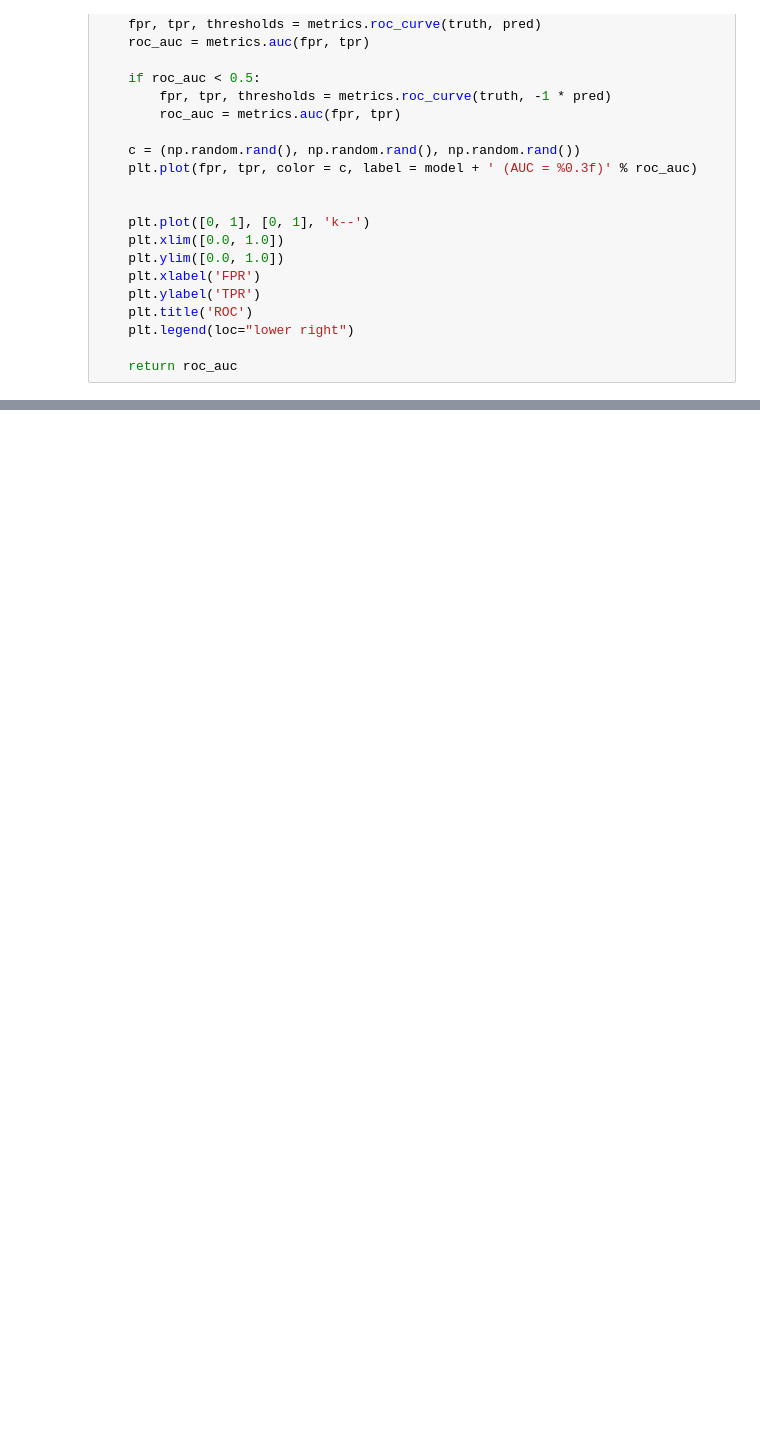
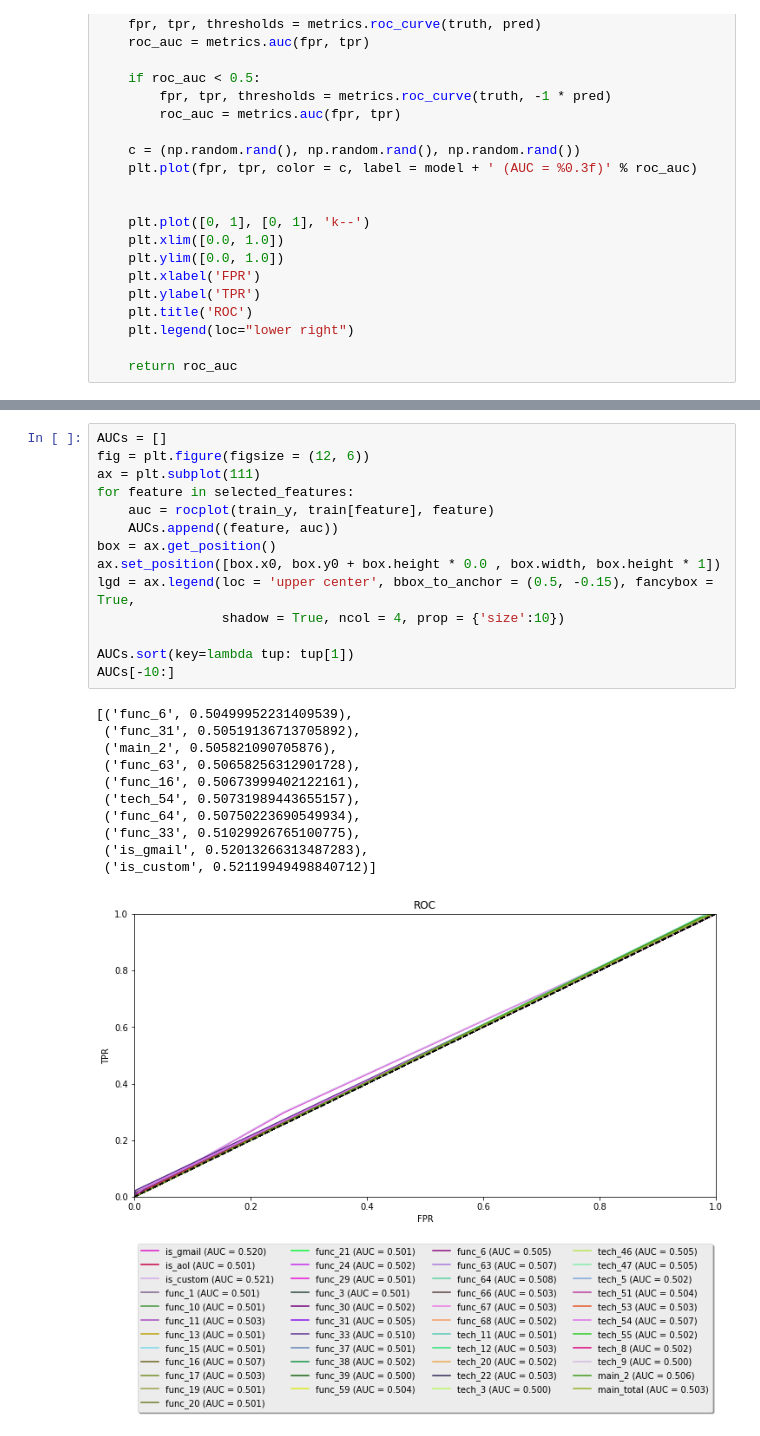
Before and after one commit to jls731/infrep17project, a Jupyter notebook: Feature Importance.ipynb, the cells around one changed output, grey strips where cells are left out. Cells and saved outputs as stored; diff of their text form; blank space fills up the shorter version.

```diff
--- a/Feature Importance.ipynb
+++ b/Feature Importance.ipynb
@@ -110,0 +152,26 @@ AUCs[-10:]
+# %%
+AUCs = []
+fig = plt.figure(figsize = (12, 6))
+ax = plt.subplot(111)
+for feature in selected_features:
+    auc = rocplot(train_y, train[feature], feature)
+    AUCs.append((feature, auc))
+box = ax.get_position()
+ax.set_position([box.x0, box.y0 + box.height * 0.0 , box.width, box.height * 1])
+lgd = ax.legend(loc = 'upper center', bbox_to_anchor = (0.5, -0.15), fancybox = True,
+                shadow = True, ncol = 4, prop = {'size':10})
+
+AUCs.sort(key=lambda tup: tup[1])
+AUCs[-10:]
+# %% [output]
+[('func_6', 0.50499952231409539),
+ ('func_31', 0.50519136713705892),
+ ('main_2', 0.505821090705876),
+ ('func_63', 0.50658256312901728),
+ ('func_16', 0.50673999402122161),
+ ('tech_54', 0.50731989443655157),
+ ('func_64', 0.50750223690549934),
+ ('func_33', 0.51029926765100775),
+ ('is_gmail', 0.52013266313487283),
+ ('is_custom', 0.52119949498840712)]
+[figure, added]
```
Also changed, not shown: parts of 7 cells of this notebook, 2 other files.
